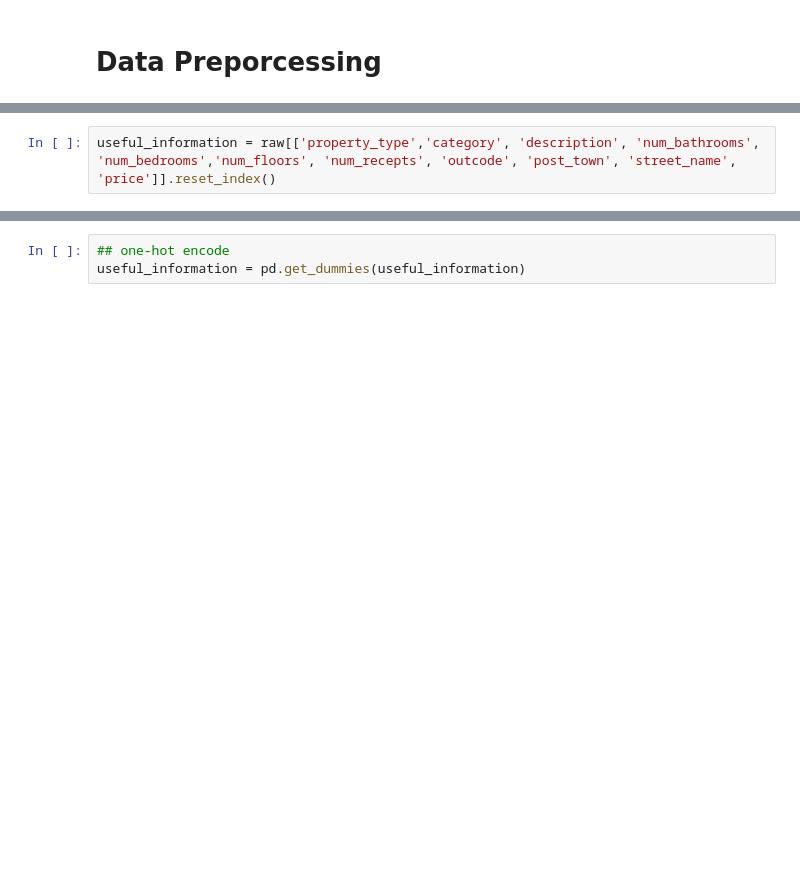
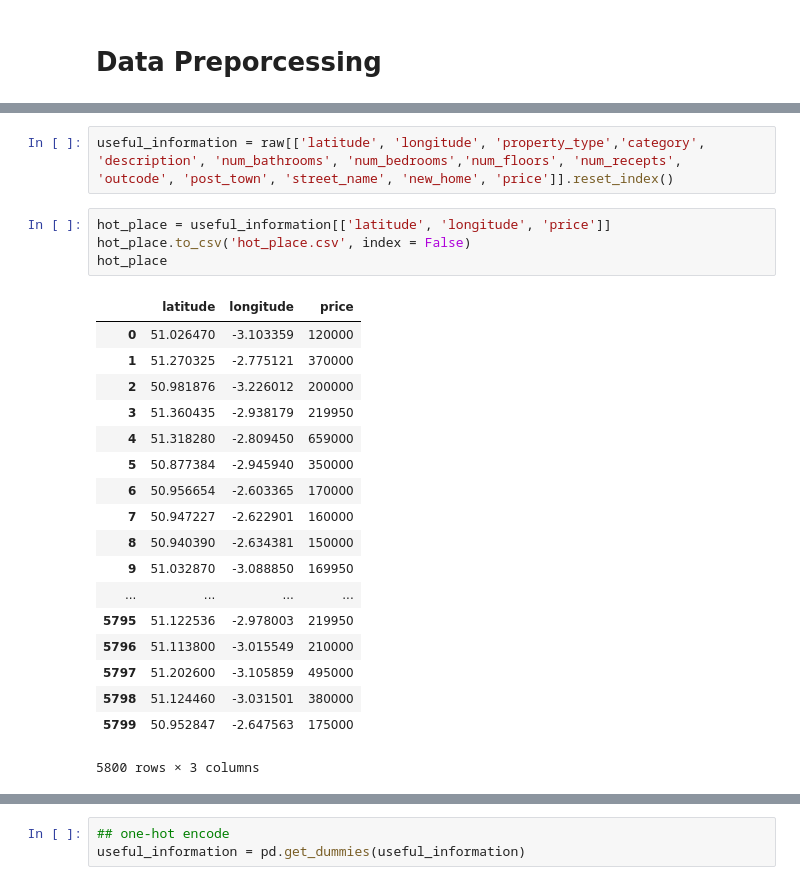
Before and after one commit to green-fox-academy/dongdong69, a Jupyter notebook: week-07/project/project_main.ipynb, the cells around one changed output, grey strips where cells are left out. Drawn from its saved outputs; the diff is of its cells as text; blank space fills up the shorter version.

```diff
--- a/week-07/project/project_main.ipynb
+++ b/week-07/project/project_main.ipynb
@@ -97,3 +115,26 @@ Index(['agent_address', 'agent_logo', 'agent_name', 'agent_phone', 'category',
       dtype='object')
 # %%
-useful_information = raw[['property_type','category', 'description', 'num_bathrooms', 'num_bedrooms','num_floors', 'num_recepts', 'outcode', 'post_town', 'street_name', 'price']].reset_index()
+useful_information = raw[['latitude', 'longitude', 'property_type','category', 'description', 'num_bathrooms', 'num_bedrooms','num_floors', 'num_recepts', 'outcode', 'post_town', 'street_name', 'new_home', 'price']].reset_index()
+# %%
+hot_place = useful_information[['latitude', 'longitude', 'price']]
+hot_place.to_csv('hot_place.csv', index = False)
+hot_place
+# %% [output]
+|  | latitude | longitude | price |
+| 0 | 51.026470 | -3.103359 | 120000 |
+| 1 | 51.270325 | -2.775121 | 370000 |
+| 2 | 50.981876 | -3.226012 | 200000 |
+| 3 | 51.360435 | -2.938179 | 219950 |
+| 4 | 51.318280 | -2.809450 | 659000 |
+| 5 | 50.877384 | -2.945940 | 350000 |
+| 6 | 50.956654 | -2.603365 | 170000 |
+| 7 | 50.947227 | -2.622901 | 160000 |
+| 8 | 50.940390 | -2.634381 | 150000 |
+| 9 | 51.032870 | -3.088850 | 169950 |
+| ... | ... | ... | ... |
+| 5795 | 51.122536 | -2.978003 | 219950 |
+| 5796 | 51.113800 | -3.015549 | 210000 |
+| 5797 | 51.202600 | -3.105859 | 495000 |
+| 5798 | 51.124460 | -3.031501 | 380000 |
+| 5799 | 50.952847 | -2.647563 | 175000 |
+5800 rows × 3 columns
```
Also changed, not shown: parts of 16 cells of this notebook, 3 other files.
